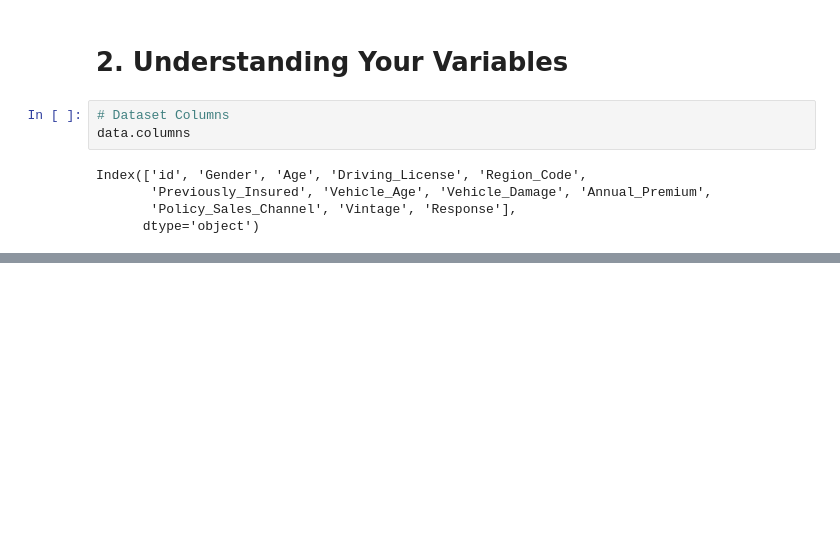
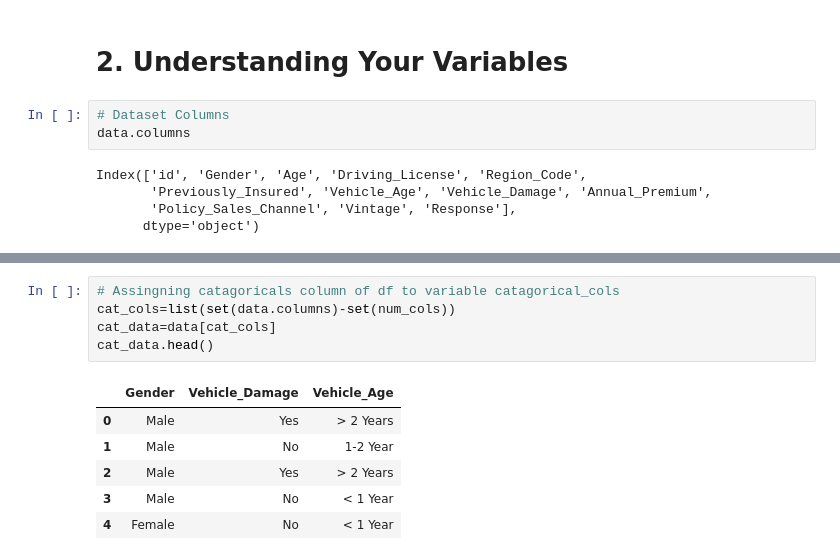
Before and after one commit to Sairindhrijena/Health-Insurance-Cross-Sell-Prediction, a Jupyter notebook: Health_Insurance_Cross_Sell_Prediction.ipynb, the cells around one changed output, grey strips where cells are left out. Saved outputs shown, nothing was run; the diff lists cells and outputs as text; blank space fills up the shorter version.

```diff
--- a/Health_Insurance_Cross_Sell_Prediction.ipynb
+++ b/Health_Insurance_Cross_Sell_Prediction.ipynb
@@ -170,0 +238,12 @@ data.describe(include='all')
+# %%
+# Assingning catagoricals column of df to variable catagorical_cols
+cat_cols=list(set(data.columns)-set(num_cols))
+cat_data=data[cat_cols]
+cat_data.head()
+# %% [output]
+|  | Gender | Vehicle_Damage | Vehicle_Age |
+| 0 | Male | Yes | > 2 Years |
+| 1 | Male | No | 1-2 Year |
+| 2 | Male | Yes | > 2 Years |
+| 3 | Male | No | < 1 Year |
+| 4 | Female | No | < 1 Year |
```
Also changed, not shown: parts of 24 cells of this notebook.
